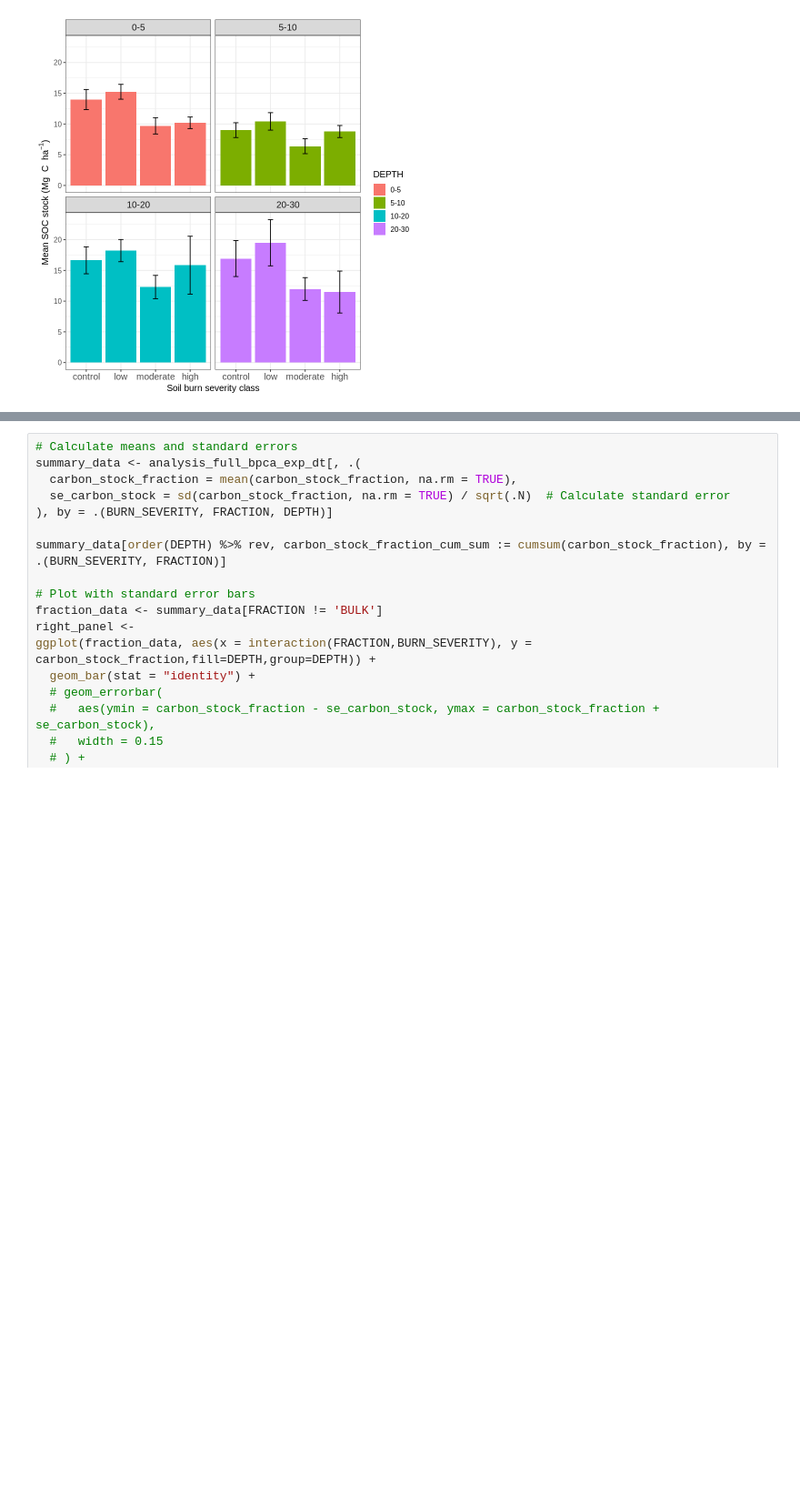
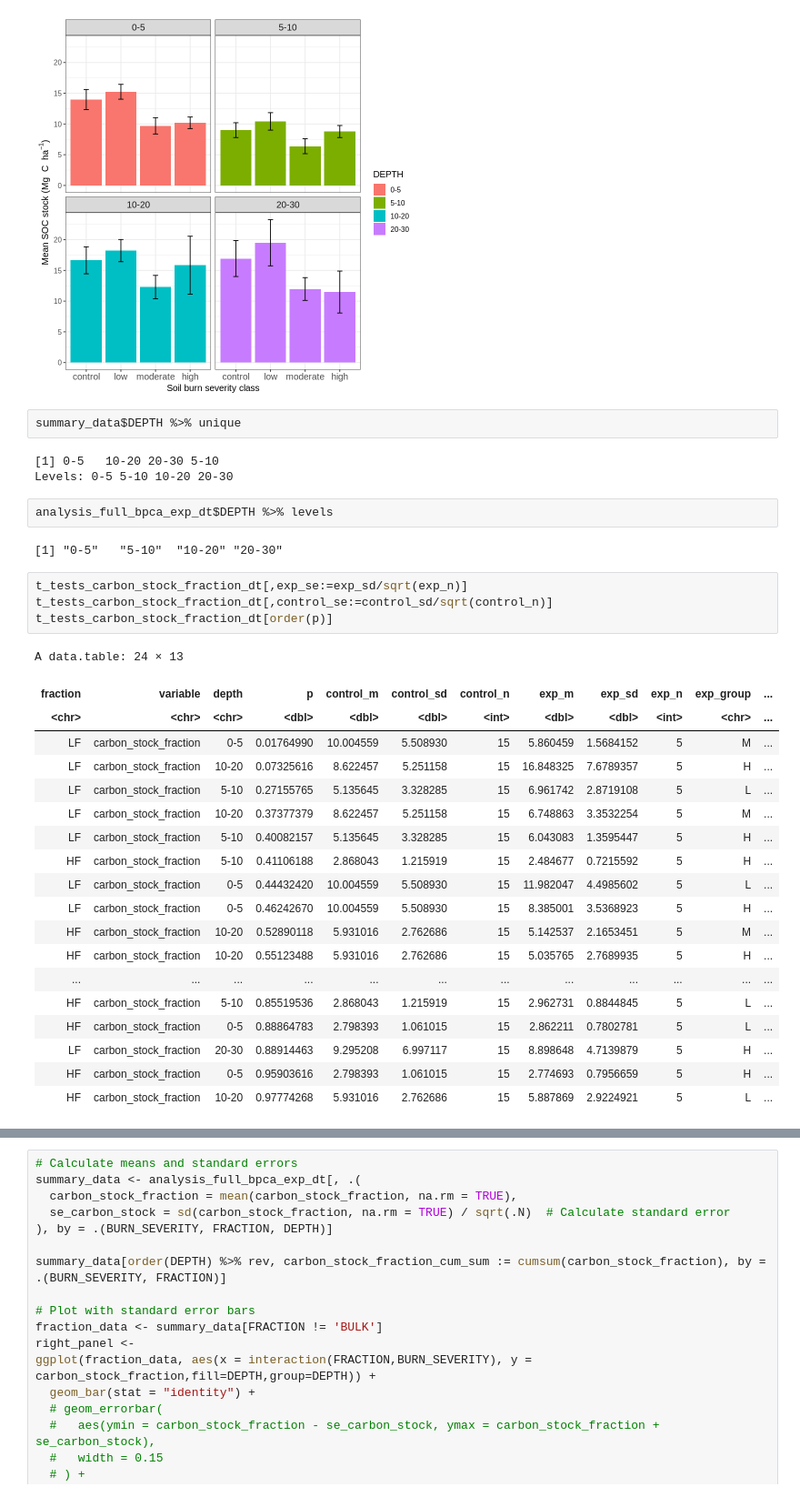
Before and after one commit to hayleypc/BPCA_HFF, a Jupyter notebook: BPCA_analysis_plotting.ipynb, the cells around one changed output, grey strips where cells are left out. Shown at 91% size. Cells and saved outputs as stored; diff of their text form; blank space fills up the shorter version.

```diff
--- a/BPCA_analysis_plotting.ipynb
+++ b/BPCA_analysis_plotting.ipynb
@@ -1066,3 +1120,36 @@ ggplot(bulk_data, aes(x = BURN_SEVERITY, y = mean_carbon_stock, fill = DEPTH,gro
   facet_wrap(.~DEPTH)
 # %% [output]
 [figure]
+# %%
+summary_data$DEPTH %>% unique
+# %% [output]
+[1] 0-5   10-20 20-30 5-10
+Levels: 0-5 5-10 10-20 20-30
+# %%
+analysis_full_bpca_exp_dt$DEPTH %>% levels
+# %% [output]
+[1] "0-5"   "5-10"  "10-20" "20-30"
+# %%
+t_tests_carbon_stock_fraction_dt[,exp_se:=exp_sd/sqrt(exp_n)]
+t_tests_carbon_stock_fraction_dt[,control_se:=control_sd/sqrt(control_n)]
+t_tests_carbon_stock_fraction_dt[order(p)]
+# %% [output]
+A data.table: 24 × 13
+| fraction | variable | depth | p | control_m | control_sd | control_n | exp_m | exp_sd | exp_n | exp_group | ... |
+| <chr> | <chr> | <chr> | <dbl> | <dbl> | <dbl> | <int> | <dbl> | <dbl> | <int> | <chr> | ... |
+| LF | carbon_stock_fraction | 0-5 | 0.01764990 | 10.004559 | 5.508930 | 15 | 5.860459 | 1.5684152 | 5 | M | ... |
+| LF | carbon_stock_fraction | 10-20 | 0.07325616 | 8.622457 | 5.251158 | 15 | 16.848325 | 7.6789357 | 5 | H | ... |
+| LF | carbon_stock_fraction | 5-10 | 0.27155765 | 5.135645 | 3.328285 | 15 | 6.961742 | 2.8719108 | 5 | L | ... |
+| LF | carbon_stock_fraction | 10-20 | 0.37377379 | 8.622457 | 5.251158 | 15 | 6.748863 | 3.3532254 | 5 | M | ... |
+| LF | carbon_stock_fraction | 5-10 | 0.40082157 | 5.135645 | 3.328285 | 15 | 6.043083 | 1.3595447 | 5 | H | ... |
+| HF | carbon_stock_fraction | 5-10 | 0.41106188 | 2.868043 | 1.215919 | 15 | 2.484677 | 0.7215592 | 5 | H | ... |
+| LF | carbon_stock_fraction | 0-5 | 0.44432420 | 10.004559 | 5.508930 | 15 | 11.982047 | 4.4985602 | 5 | L | ... |
+| LF | carbon_stock_fraction | 0-5 | 0.46242670 | 10.004559 | 5.508930 | 15 | 8.385001 | 3.5368923 | 5 | H | ... |
+| HF | carbon_stock_fraction | 10-20 | 0.52890118 | 5.931016 | 2.762686 | 15 | 5.142537 | 2.1653451 | 5 | M | ... |
+| HF | carbon_stock_fraction | 10-20 | 0.55123488 | 5.931016 | 2.762686 | 15 | 5.035765 | 2.7689935 | 5 | H | ... |
+| ... | ... | ... | ... | ... | ... | ... | ... | ... | ... | ... | ... |
+| HF | carbon_stock_fraction | 5-10 | 0.85519536 | 2.868043 | 1.215919 | 15 | 2.962731 | 0.8844845 | 5 | L | ... |
+| HF | carbon_stock_fraction | 0-5 | 0.88864783 | 2.798393 | 1.061015 | 15 | 2.862211 | 0.7802781 | 5 | L | ... |
+| LF | carbon_stock_fraction | 20-30 | 0.88914463 | 9.295208 | 6.997117 | 15 | 8.898648 | 4.7139879 | 5 | H | ... |
+| HF | carbon_stock_fraction | 0-5 | 0.95903616 | 2.798393 | 1.061015 | 15 | 2.774693 | 0.7956659 | 5 | H | ... |
+| HF | carbon_stock_fraction | 10-20 | 0.97774268 | 5.931016 | 2.762686 | 15 | 5.887869 | 2.9224921 | 5 | L | ... |
```
Also changed, not shown: parts of 27 cells of this notebook.
